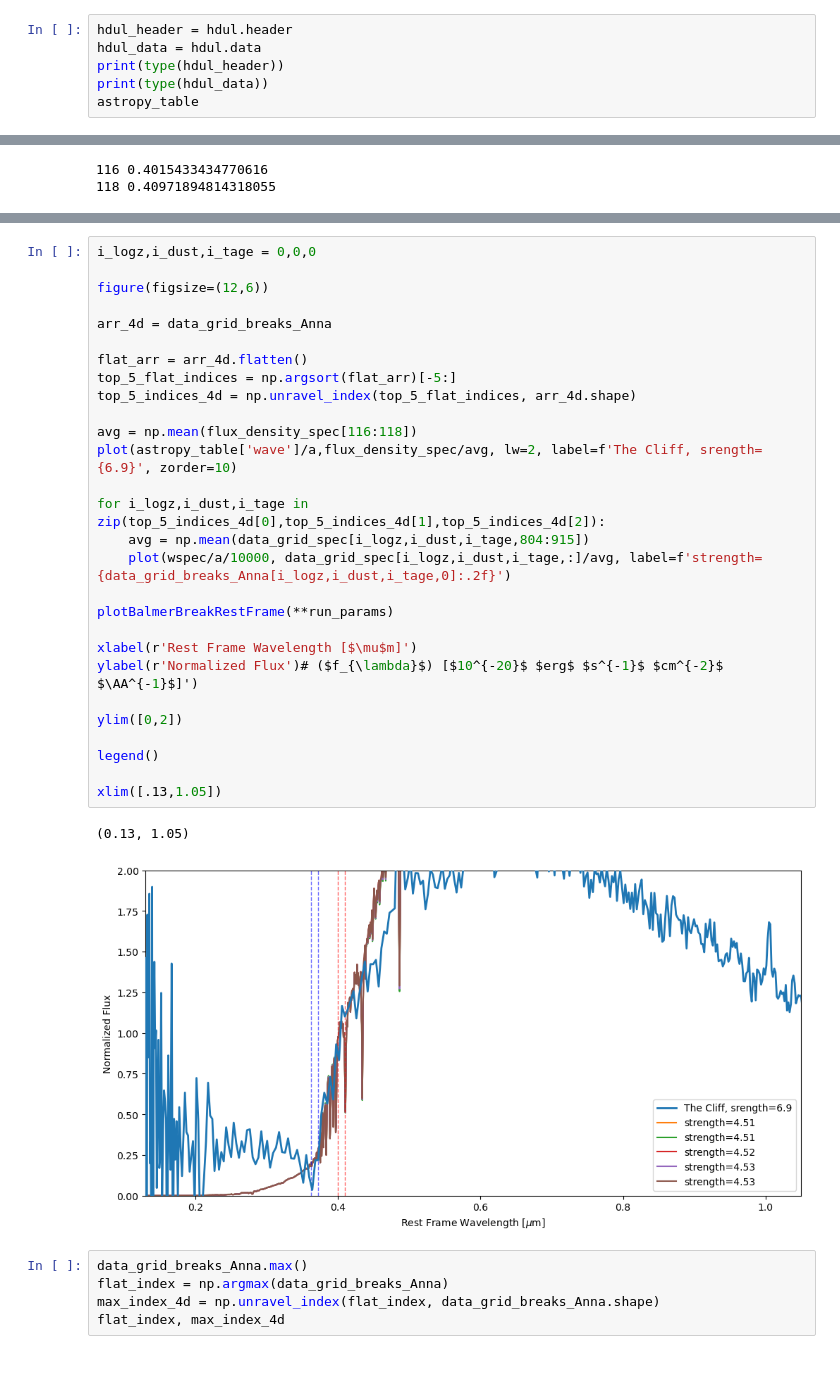
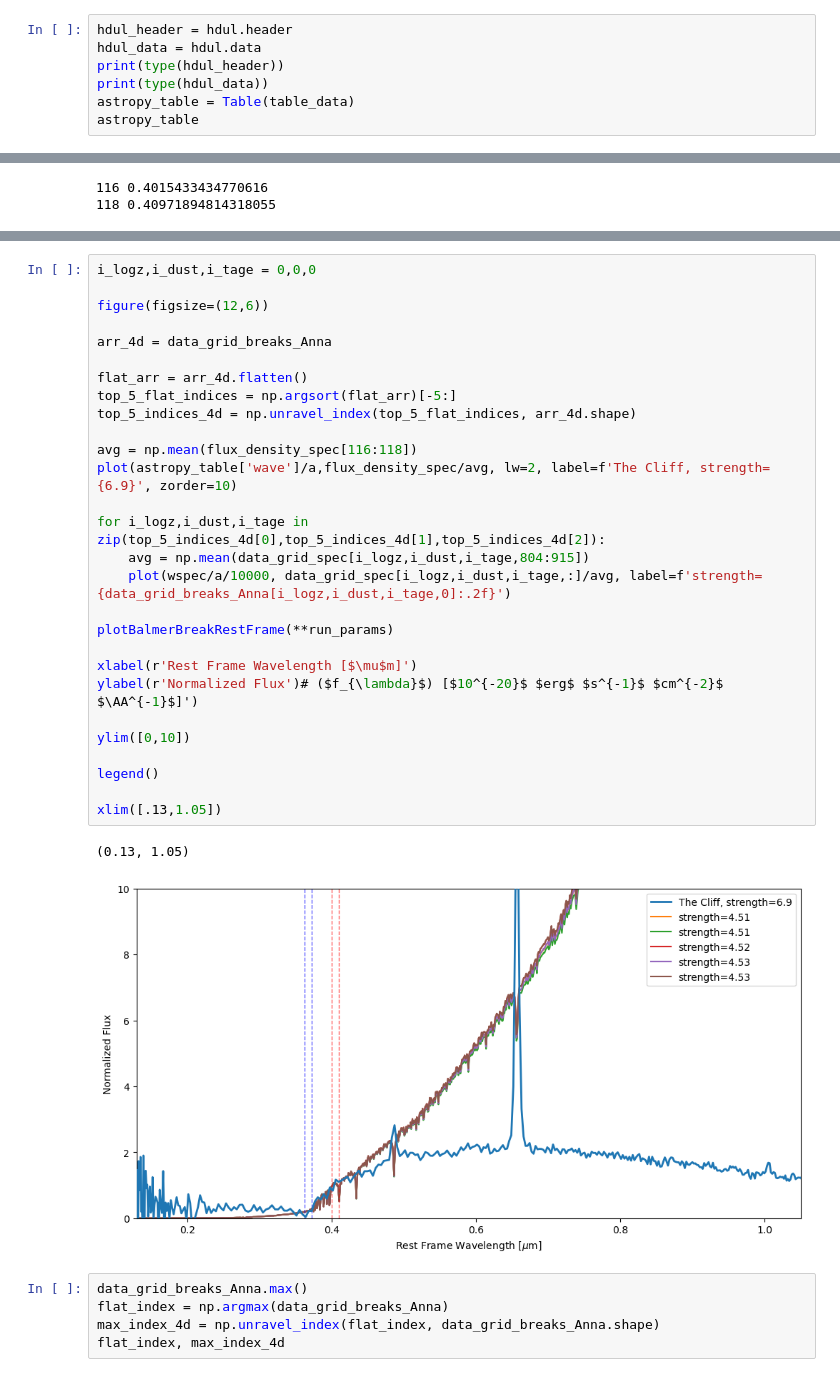
Before and after one commit to sem635NAU/REU, a Jupyter notebook: Notebooks/Notebook_7_3_2.ipynb, the cells around one changed output, grey strips where cells are left out. Drawn from its saved outputs; the diff is of its cells as text.

```diff
--- a/Notebooks/Notebook_7_3_2.ipynb
+++ b/Notebooks/Notebook_7_3_2.ipynb
@@ -43,6 +43,7 @@ hdul_header = hdul.header
 hdul_data = hdul.data
 print(type(hdul_header))
 print(type(hdul_data))
+astropy_table = Table(table_data)
 astropy_table
 # %% [output]
 <class 'astropy.io.fits.header.Header'>
@@ -195,34 +208,34 @@ getBreakBounds(wspec/a, 4000, **run_params)
 # %%
 i_logz,i_dust,i_tage = 0,0,0
 
 figure(figsize=(12,6))
 
 arr_4d = data_grid_breaks_Anna
 
 flat_arr = arr_4d.flatten()
 top_5_flat_indices = np.argsort(flat_arr)[-5:]
 top_5_indices_4d = np.unravel_index(top_5_flat_indices, arr_4d.shape)
 
 avg = np.mean(flux_density_spec[116:118])
-plot(astropy_table['wave']/a,flux_density_spec/avg, lw=2, label=f'The Cliff, srength={6.9}', zorder=10)
+plot(astropy_table['wave']/a,flux_density_spec/avg, lw=2, label=f'The Cliff, strength={6.9}', zorder=10)
 
 for i_logz,i_dust,i_tage in zip(top_5_indices_4d[0],top_5_indices_4d[1],top_5_indices_4d[2]):
     avg = np.mean(data_grid_spec[i_logz,i_dust,i_tage,804:915])
     plot(wspec/a/10000, data_grid_spec[i_logz,i_dust,i_tage,:]/avg, label=f'strength={data_grid_breaks_Anna[i_logz,i_dust,i_tage,0]:.2f}')
 
 plotBalmerBreakRestFrame(**run_params)
 
 xlabel(r'Rest Frame Wavelength [$\mu$m]')
 ylabel(r'Normalized Flux')# ($f_{\lambda}$) [$10^{-20}$ $erg$ $s^{-1}$ $cm^{-2}$ $\AA^{-1}$]')
 
-ylim([0,2])
+ylim([0,10])
 
 legend()
 
 xlim([.13,1.05])
 # %% [output]
 (0.13, 1.05)
-[figure, old version]
+[figure, new version]
 # %%
 data_grid_breaks_Anna.max()
 flat_index = np.argmax(data_grid_breaks_Anna)
```
Also changed, not shown: parts of 9 cells of this notebook, 2 other files.
